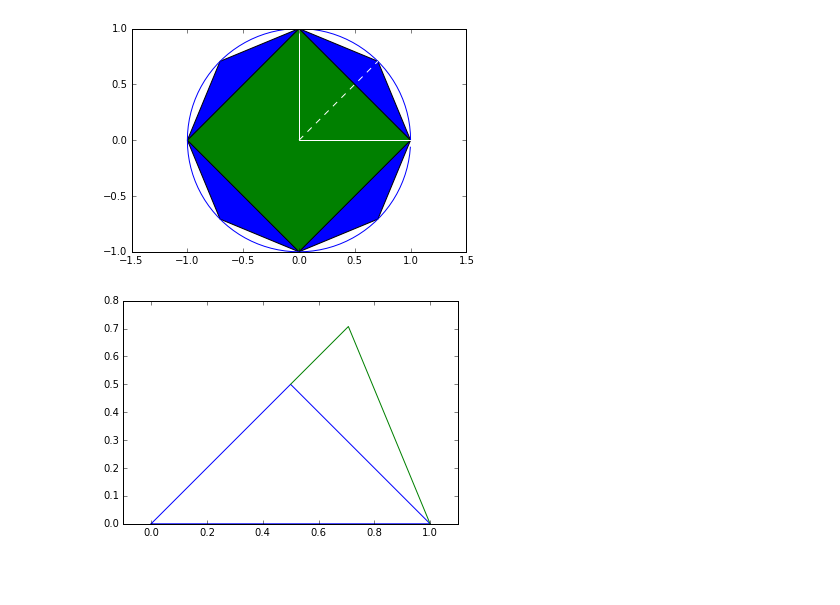
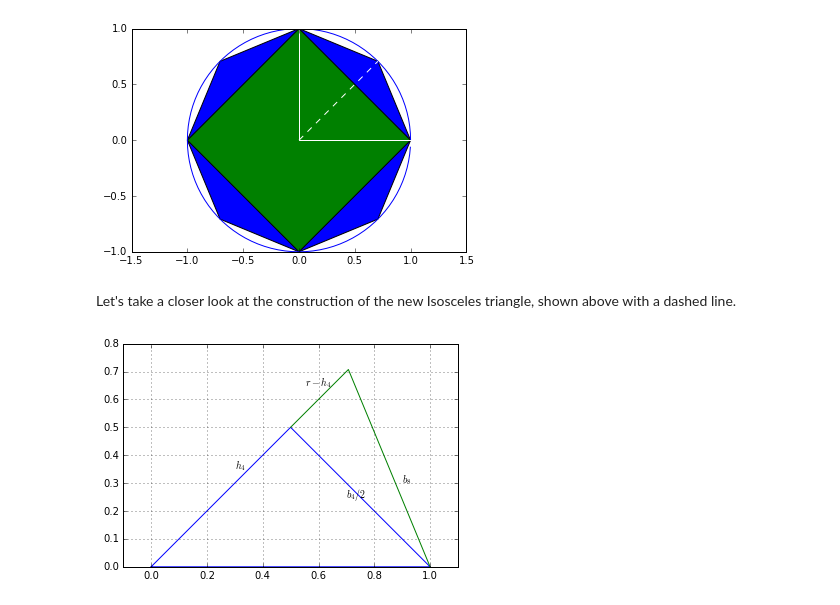
Before and after one commit to vobine/hacks, a Jupyter notebook: Pi2016.ipynb, the cells around one changed output. Saved outputs shown, nothing was run; the diff lists cells and outputs as text; code cells hidden in the pictures; blank space fills up the shorter version.

Commit message:
Construct 2n-gon

```diff
--- a/Pi2016.ipynb
+++ b/Pi2016.ipynb
@@ -124,9 +124,16 @@ plt.plot ((0, 0, 1), (1, 0, 0), 'w-')
 plt.plot ((0, np.cos (np.pi/4)), (0, np.sin (np.pi/4)), 'w--');
 # %% [output]
 [figure]
+# %% [markdown]
+Let's take a closer look at the construction of the new Isosceles triangle, shown above with a dashed line.
 # %%
 plt.plot ((0, 0.5, 1, 0), (0, 0.5, 0, 0))
 plt.plot ((0.5, np.cos (np.pi/4), 1), (0.5, np.sin (np.pi/4), 0))
-plt.axis ('equal');
+plt.axis ('equal')
+plt.grid ()
+plt.text (0.3, 0.35, '$h_4$')
+plt.text (0.65, 0.25, '$b_4/2$')
+plt.text (0.9, 0.3, '$b_8$')
+plt.text (0.55, 0.65, '$r - h_4$');
 # %% [output]
-[figure, old version]
+[figure, new version]
```
Also changed, not shown: parts of 2 cells of this notebook.
